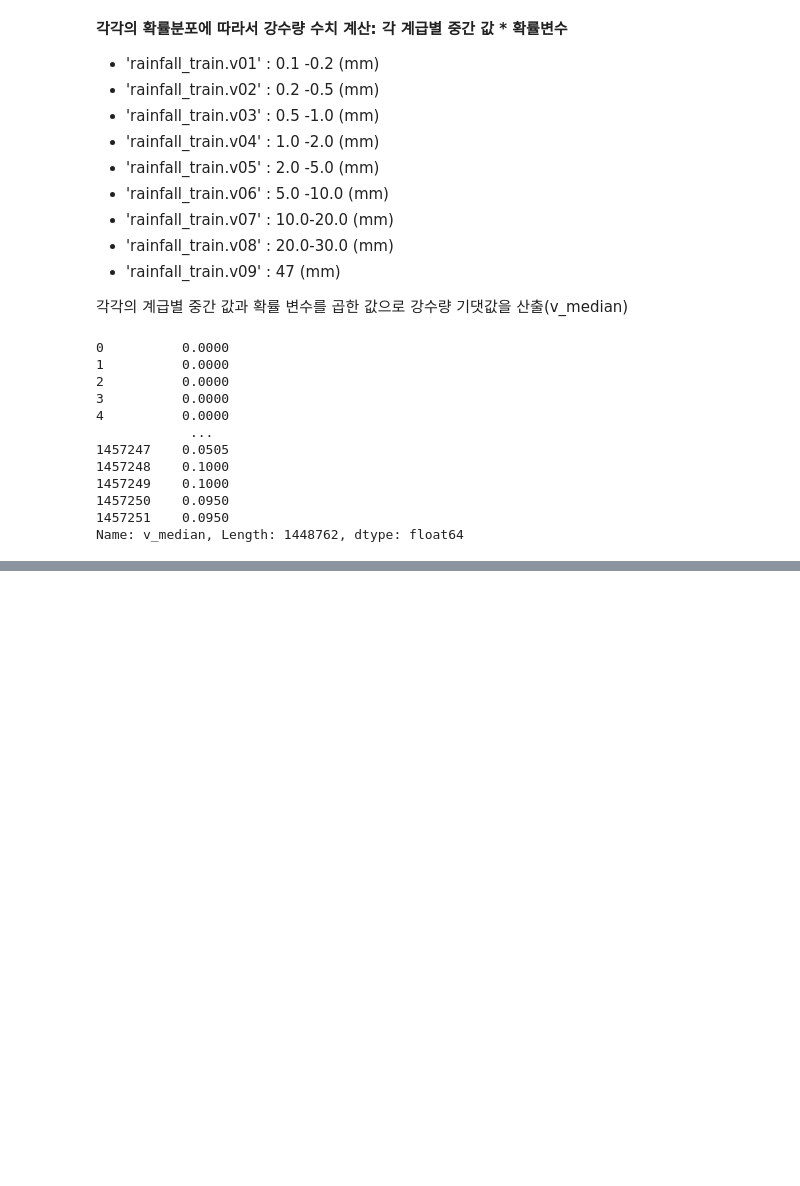
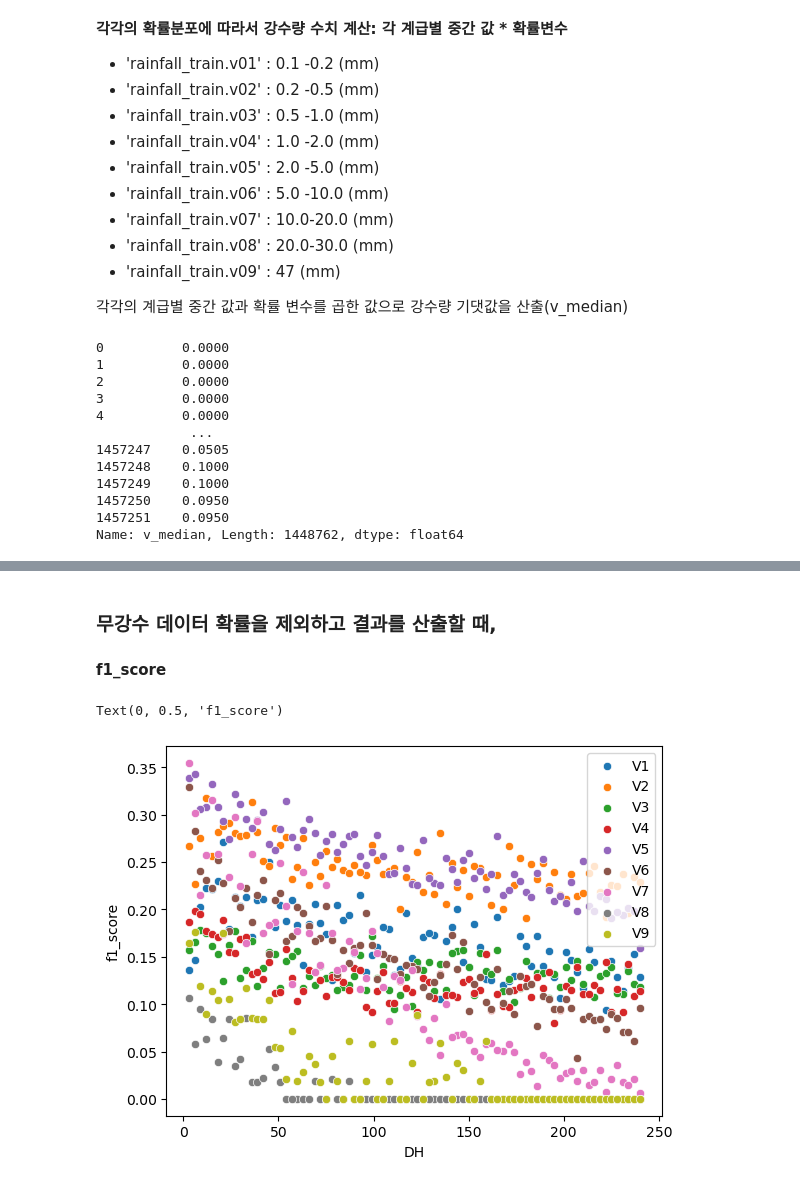
Before and after one commit to Abel3005/TSI, a Jupyter notebook: Data Analysis(2).ipynb, the cells around one changed output, grey strips where cells are left out. Drawn from its saved outputs; the diff is of its cells as text; code cells hidden in the pictures; blank space fills up the shorter version.

```diff
--- a/Data Analysis(2).ipynb
+++ b/Data Analysis(2).ipynb
@@ -114,0 +127,24 @@ Text(0, 0.5, 'f1_score')
+# %% [markdown]
+### 무강수 데이터 확률을 제외하고 결과를 산출할 때,
+# %% [markdown]
+**f1_score**
+# %%
+total_array = None
+for dh in rainfall_train["rainfall_train.dh"].unique():
+    tmp_df = rainfall_train[rainfall_train["rainfall_train.dh"] == dh]
+    row = np.concatenate((np.array([dh]),f1_score(tmp_df[["rainfall_train.v0{}".format(i) for i in range(1,10)]].apply(lambda x: x.argmax()+1,axis=1), tmp_df["rainfall_train.class_interval"],average=None)),axis=0).reshape(1,10)
+    if total_array is None:
+        total_array = row
+    else:
+        total_array = np.concatenate((total_array,row),axis=0)
+
+f1_df = pd.DataFrame(data=total_array,columns=["DH"] + ["V{}".format(i) for i in range(1,10)])
+
+# f1 score 무강수 데이터
+
+for i in range(1,10):
+    sns.scatterplot(x= f1_df["DH"],y=f1_df["V{}".format(i)],label="V{}".format(i))
+plt.ylabel("f1_score")
+# %% [output]
+Text(0, 0.5, 'f1_score')
+[figure, added]
```
Also changed, not shown: parts of 5 cells of this notebook, 4 other files.
